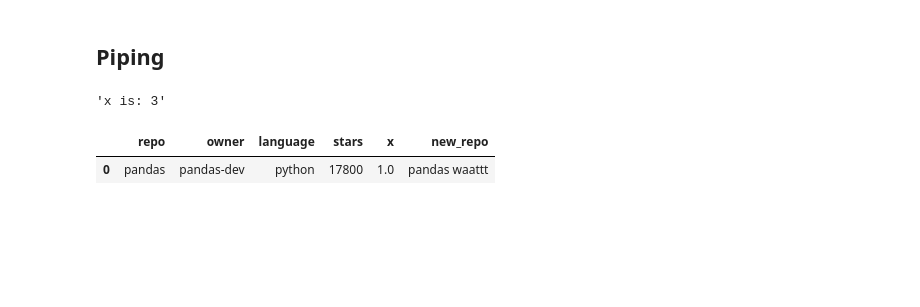
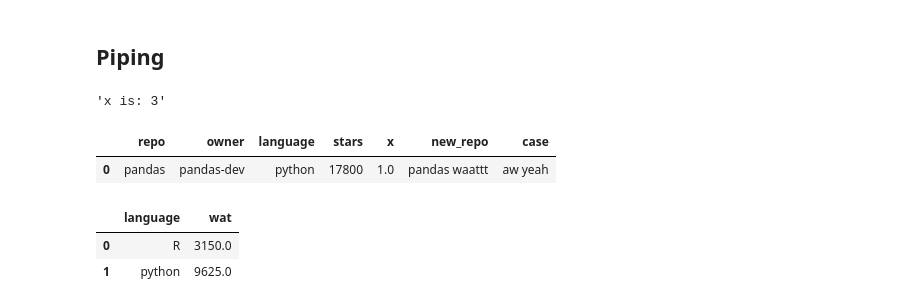
Before and after one commit to machow/siuba, a Jupyter notebook: examples/examples-dplyr-funcs.ipynb, the cells around one changed output. Saved outputs shown, nothing was run; the diff lists cells and outputs as text; code cells hidden in the pictures; blank space fills up the shorter version.

```diff
--- a/examples/examples-dplyr-funcs.ipynb
+++ b/examples/examples-dplyr-funcs.ipynb
@@ -209,12 +272,19 @@ f(2)
 # %% [output]
 'x is: 3'
 # %%
-
-# For now, pass _ as first argument to pipe...
 (df
- >> mutate(_, new_repo = _.repo + " waattt")
- >> filter(_, _.stars > 5000)
- )
+  >> mutate(
+       new_repo = _.repo + " waattt",
+       case = case_when(_, {_.language == "python": "aw yeah", True: 'wat'})
+     )
+  >> filter(_.stars > 5000)
+  )
 # %% [output]
-|  | repo | owner | language | stars | x | new_repo |
-| 0 | pandas | pandas-dev | python | 17800 | 1.0 | pandas waattt |
+|  | repo | owner | language | stars | x | new_repo | case |
+| 0 | pandas | pandas-dev | python | 17800 | 1.0 | pandas waattt | aw yeah |
+# %%
+df >> group_by(_.language) >> summarize(wat = _.stars.mean())
+# %% [output]
+|  | language | wat |
+| 0 | R | 3150.0 |
+| 1 | python | 9625.0 |
```
Also changed, not shown: parts of 15 cells of this notebook, 4 other files.
